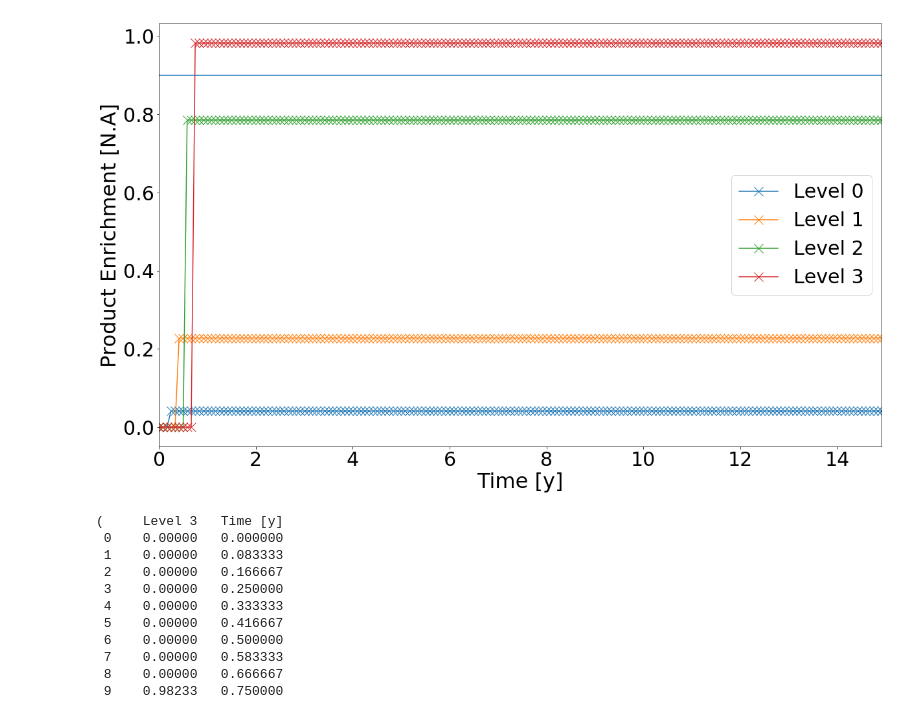
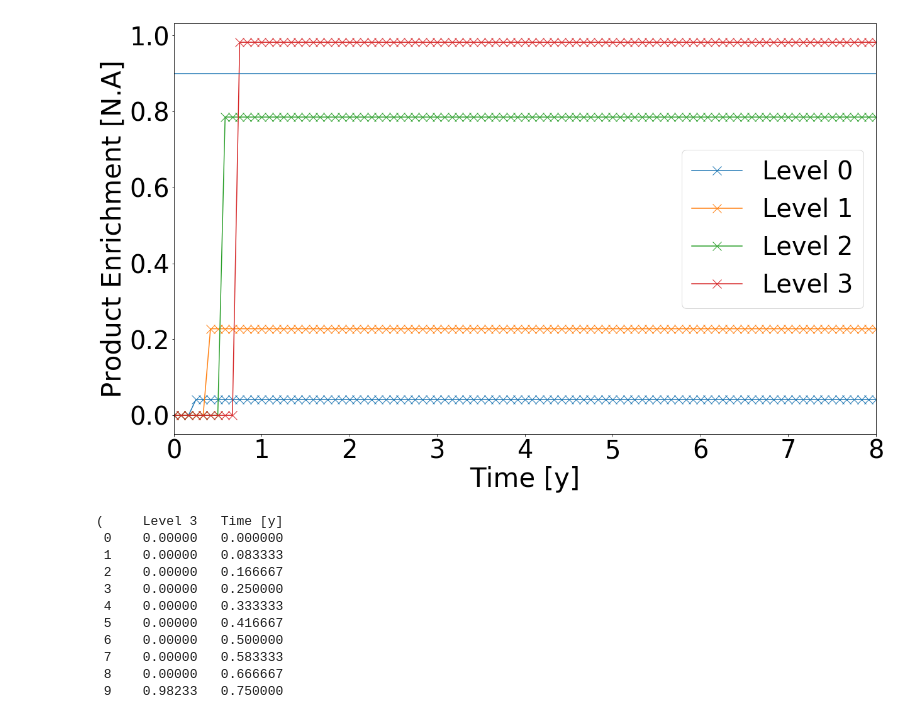
Before and after one commit to bam241/cyclus_jcpoa, a Jupyter notebook: case 2 _1-no_recycling.ipynb, the cells around one changed output. Saved outputs shown, nothing was run; the diff lists cells and outputs as text; code cells hidden in the pictures.

```diff
--- a/case 2 _1-no_recycling.ipynb
+++ b/case 2 _1-no_recycling.ipynb
@@ -67,21 +69,22 @@ labels = ['Cascade0',
 # %%
 file = "case_2_/cascade_case_2_no_rec_raw_S3.sqlite"
 
 
 feed_case_2 = []
 plt_feed_case_2 = []
 for i in range(4):
     df_ = cyh.TransFrac(file, receivers[i], sender[i], nucs1, nucs2,uma_238u, uma_235u)
     df_ = pdh.RenameTS(pdh.RemoveNan(df_), "Time [y]", c_names[i])
     df_['Time [y]'] *= 1/12.
     feed_case_2.append(df_)
     plt_feed_case_2.append( (df_, c_names[i]) )
 
 pdh.MakePlot(plt_feed_case_2, "Time [y]", "Product Enrichment [N.A]" )
 plt.axhline(y=0.9)
+plt.xlim(0,8)
 plt.savefig("assay_case_1_no_rec.png")
 # %% [output]
-[figure, old version]
+[figure, new version]
 # %%
 plt_feed_case_2[3]
 # %% [output]
```
Also changed, not shown: parts of 2 cells of this notebook, 7 other files.
